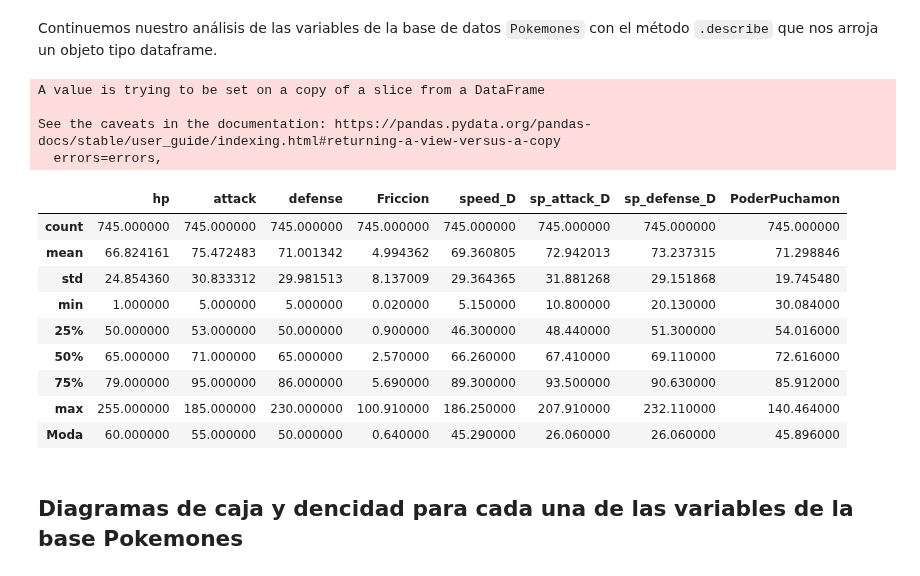
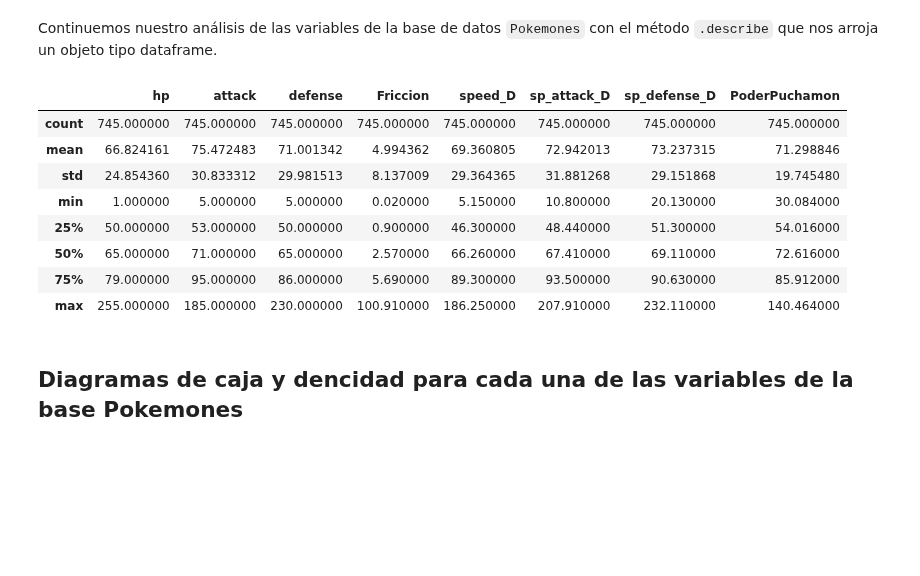
Before and after one commit to Calm-leon/proyecto-an-lisis-de-datos, a Jupyter notebook: Copia_de_Pokemon.ipynb, the cells around one changed output. Cells and saved outputs as stored; diff of their text form; code cells hidden in the pictures; blank space fills up the shorter version.

```diff
--- a/Copia_de_Pokemon.ipynb
+++ b/Copia_de_Pokemon.ipynb
@@ -515,32 +586,18 @@ Pokemones
 745 rows × 11 columns
 # %% [markdown]
 Continuemos nuestro análisis de las variables de la base de datos `Pokemones` con el método `.describe` que nos arroja un objeto tipo dataframe.
-# %%
-t2 = Pokemones.iloc[:,1:10].describe()
-Normales = Pokemones
-Modanormales=Normales.mode(axis=0,numeric_only= True)
-Mdnormales=Modanormales.head(1)
-Mdnormales.rename(index={0:'Moda'},inplace= True)
-Mdnormales=Mdnormales.drop(['pokedex_number','is_legendary'],axis=1)
-t2= t2.append(Mdnormales,ignore_index= True)
-t2.rename(index={0:'count',1:'mean',2:'std',3:'min',4:'25%',5:'50%',6:'75%',7:'max',8:'Moda'},inplace= True)
-
-t2
-# %% [output]
-A value is trying to be set on a copy of a slice from a DataFrame
-
-See the caveats in the documentation: https://pandas.pydata.org/pandas-docs/stable/user_guide/indexing.html#returning-a-view-versus-a-copy
-  errors=errors,
-|  | hp | attack | defense | Friccion | speed_D | sp_attack_D | sp_defense_D | PoderPuchamon |
-| count | 745.000000 | 745.000000 | 745.000000 | 745.000000 | 745.000000 | 745.000000 | 745.000000 | 745.000000 |
-| mean | 66.824161 | 75.472483 | 71.001342 | 4.994362 | 69.360805 | 72.942013 | 73.237315 | 71.298846 |
-| std | 24.854360 | 30.833312 | 29.981513 | 8.137009 | 29.364365 | 31.881268 | 29.151868 | 19.745480 |
-| min | 1.000000 | 5.000000 | 5.000000 | 0.020000 | 5.150000 | 10.800000 | 20.130000 | 30.084000 |
-| 25% | 50.000000 | 53.000000 | 50.000000 | 0.900000 | 46.300000 | 48.440000 | 51.300000 | 54.016000 |
-| 50% | 65.000000 | 71.000000 | 65.000000 | 2.570000 | 66.260000 | 67.410000 | 69.110000 | 72.616000 |
-| 75% | 79.000000 | 95.000000 | 86.000000 | 5.690000 | 89.300000 | 93.500000 | 90.630000 | 85.912000 |
-| max | 255.000000 | 185.000000 | 230.000000 | 100.910000 | 186.250000 | 207.910000 | 232.110000 | 140.464000 |
-| Moda | 60.000000 | 55.000000 | 50.000000 | 0.640000 | 45.290000 | 26.060000 | 26.060000 | 45.896000 |
+# %%
+Pokemones.iloc[:,1:10].describe()
+# %% [output]
+|  | hp | attack | defense | Friccion | speed_D | sp_attack_D | sp_defense_D | PoderPuchamon |
+| count | 745.000000 | 745.000000 | 745.000000 | 745.000000 | 745.000000 | 745.000000 | 745.000000 | 745.000000 |
+| mean | 66.824161 | 75.472483 | 71.001342 | 4.994362 | 69.360805 | 72.942013 | 73.237315 | 71.298846 |
+| std | 24.854360 | 30.833312 | 29.981513 | 8.137009 | 29.364365 | 31.881268 | 29.151868 | 19.745480 |
+| min | 1.000000 | 5.000000 | 5.000000 | 0.020000 | 5.150000 | 10.800000 | 20.130000 | 30.084000 |
+| 25% | 50.000000 | 53.000000 | 50.000000 | 0.900000 | 46.300000 | 48.440000 | 51.300000 | 54.016000 |
+| 50% | 65.000000 | 71.000000 | 65.000000 | 2.570000 | 66.260000 | 67.410000 | 69.110000 | 72.616000 |
+| 75% | 79.000000 | 95.000000 | 86.000000 | 5.690000 | 89.300000 | 93.500000 | 90.630000 | 85.912000 |
+| max | 255.000000 | 185.000000 | 230.000000 | 100.910000 | 186.250000 | 207.910000 | 232.110000 | 140.464000 |
 # %% [markdown]
 ## Diagramas de caja y dencidad para cada una de las variables de la base Pokemones
 # %% [markdown]
```
Also changed, not shown: parts of 6 cells of this notebook.
